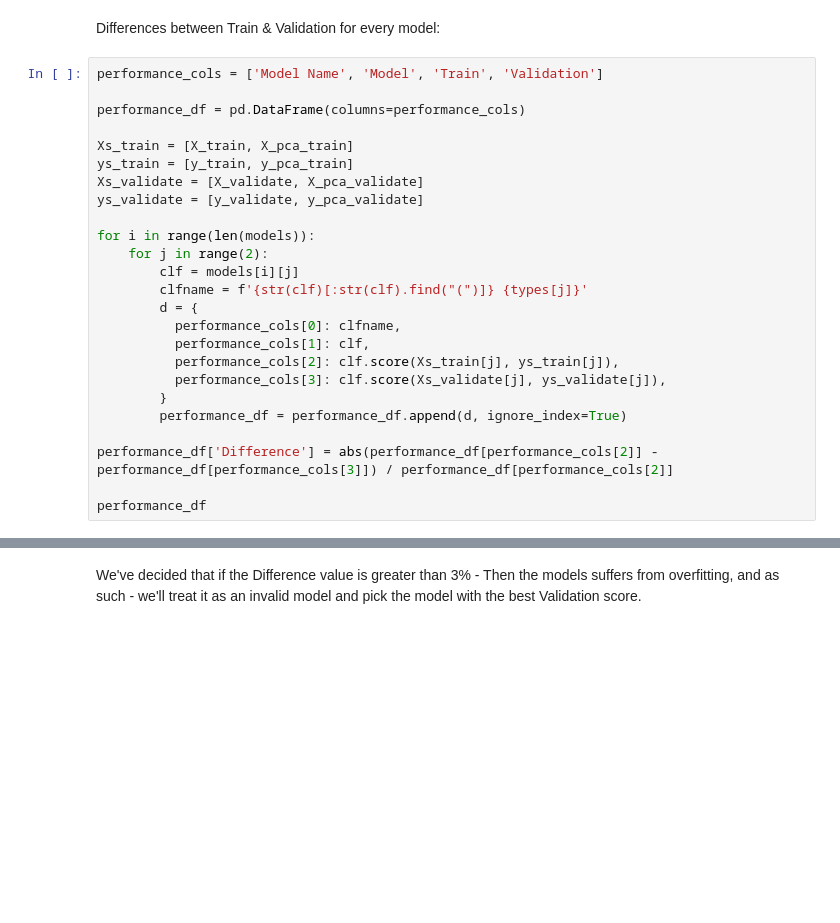
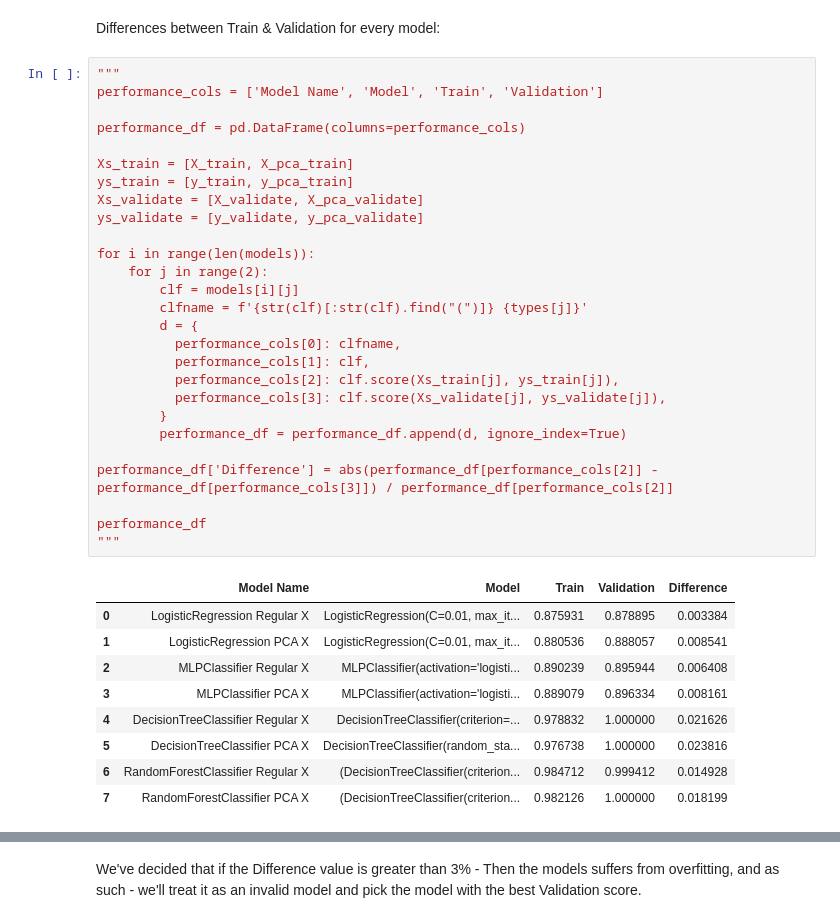
Before and after one commit to daniellepidt/ecommerce-machine-learning, a Jupyter notebook: final/Final_Project_ML_group7.ipynb, the cells around one changed output, grey strips where cells are left out. Drawn from its saved outputs; the diff is of its cells as text; blank space fills up the shorter version.

```diff
--- a/final/Final_Project_ML_group7.ipynb
+++ b/final/Final_Project_ML_group7.ipynb
@@ -1227,27 +1292,39 @@ plt.show()
 # %% [markdown]
 Differences between Train & Validation for every model:
 # %%
+"""
 performance_cols = ['Model Name', 'Model', 'Train', 'Validation']
 
 performance_df = pd.DataFrame(columns=performance_cols)
 
 Xs_train = [X_train, X_pca_train]
 ys_train = [y_train, y_pca_train]
 Xs_validate = [X_validate, X_pca_validate]
 ys_validate = [y_validate, y_pca_validate]
 
 for i in range(len(models)):
     for j in range(2):
         clf = models[i][j]
         clfname = f'{str(clf)[:str(clf).find("(")]} {types[j]}'
         d = {
           performance_cols[0]: clfname,
           performance_cols[1]: clf,
           performance_cols[2]: clf.score(Xs_train[j], ys_train[j]),
           performance_cols[3]: clf.score(Xs_validate[j], ys_validate[j]),
         }
         performance_df = performance_df.append(d, ignore_index=True)
 
 performance_df['Difference'] = abs(performance_df[performance_cols[2]] - performance_df[performance_cols[3]]) / performance_df[performance_cols[2]]
 
 performance_df
+"""
+# %% [output]
+|  | Model Name | Model | Train | Validation | Difference |
+| 0 | LogisticRegression Regular X | LogisticRegression(C=0.01, max_it... | 0.875931 | 0.878895 | 0.003384 |
+| 1 | LogisticRegression PCA X | LogisticRegression(C=0.01, max_it... | 0.880536 | 0.888057 | 0.008541 |
+| 2 | MLPClassifier Regular X | MLPClassifier(activation='logisti... | 0.890239 | 0.895944 | 0.006408 |
+| 3 | MLPClassifier PCA X | MLPClassifier(activation='logisti... | 0.889079 | 0.896334 | 0.008161 |
+| 4 | DecisionTreeClassifier Regular X | DecisionTreeClassifier(criterion=... | 0.978832 | 1.000000 | 0.021626 |
+| 5 | DecisionTreeClassifier PCA X | DecisionTreeClassifier(random_sta... | 0.976738 | 1.000000 | 0.023816 |
+| 6 | RandomForestClassifier Regular X | (DecisionTreeClassifier(criterion... | 0.984712 | 0.999412 | 0.014928 |
+| 7 | RandomForestClassifier PCA X | (DecisionTreeClassifier(criterion... | 0.982126 | 1.000000 | 0.018199 |
```
Also changed, not shown: parts of 27 cells of this notebook, 1 other file.
